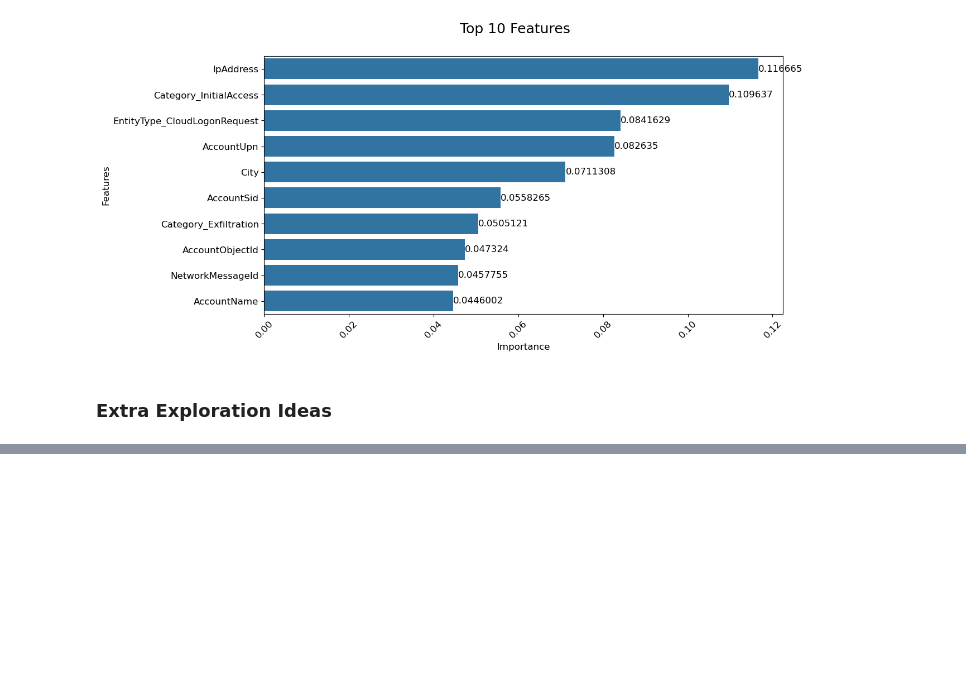
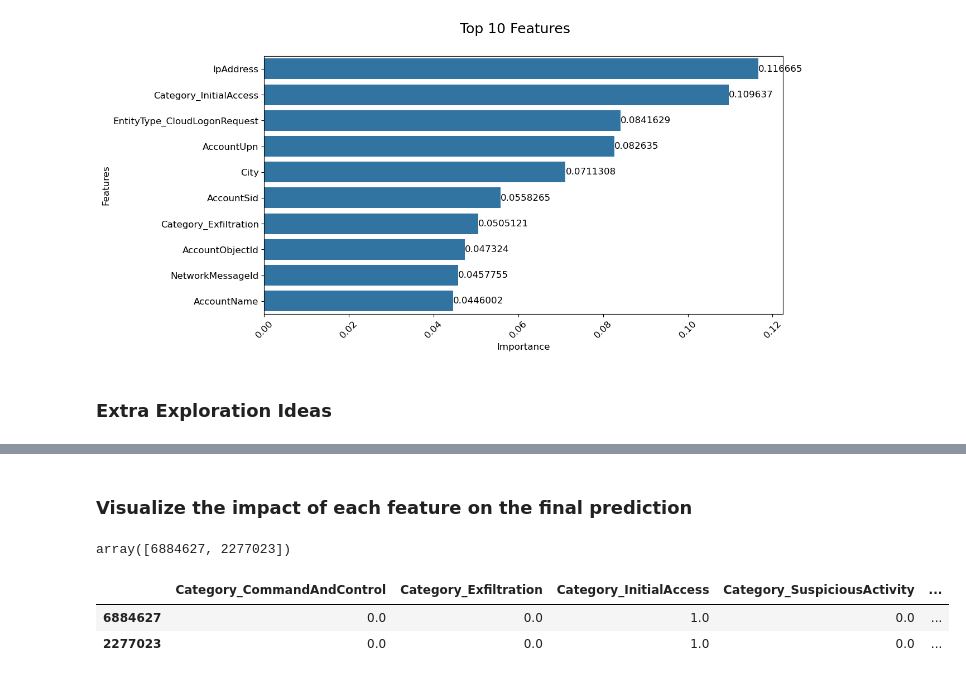
Before and after one commit to mgk2014/PCMLAI-capstone, a Jupyter notebook: xdr.ipynb, the cells around one changed output, grey strips where cells are left out. Saved outputs shown, nothing was run; the diff lists cells and outputs as text; code cells hidden in the pictures; blank space fills up the shorter version.

```diff
--- a/xdr.ipynb
+++ b/xdr.ipynb
@@ -936,0 +950,15 @@ render_plot(ax, heading='Top 10 Features', xlabel='Importance', ylabel='Features
+# %% [markdown]
+### Visualize the impact of each feature on the final prediction
+# %%
+# find a couple of TruePositive alerts
+tp_sample_indices = y_train[y_train == 'TruePositive'].sample(2, random_state=42).index.values
+tp_sample_indices
+# %% [output]
+array([6884627, 2277023])
+# %%
+# use these indexes to find the corresponding alerts in the training data set
+X_train_imp.loc[tp_sample_indices]
+# %% [output]
+|  | Category_CommandAndControl | Category_Exfiltration | Category_InitialAccess | Category_SuspiciousActivity | ... |
+| 6884627 | 0.0 | 0.0 | 1.0 | 0.0 | ... |
+| 2277023 | 0.0 | 0.0 | 1.0 | 0.0 | ... |
```
Also changed, not shown: parts of 8 cells of this notebook.
